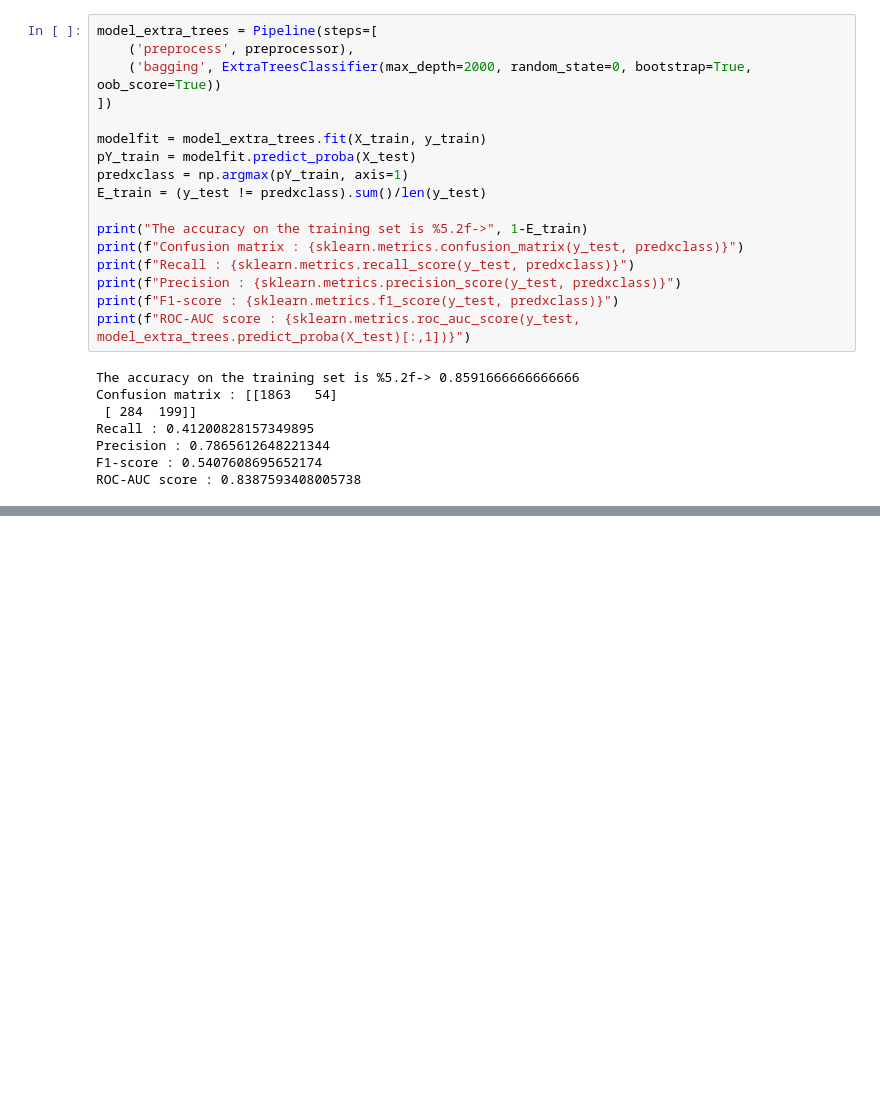
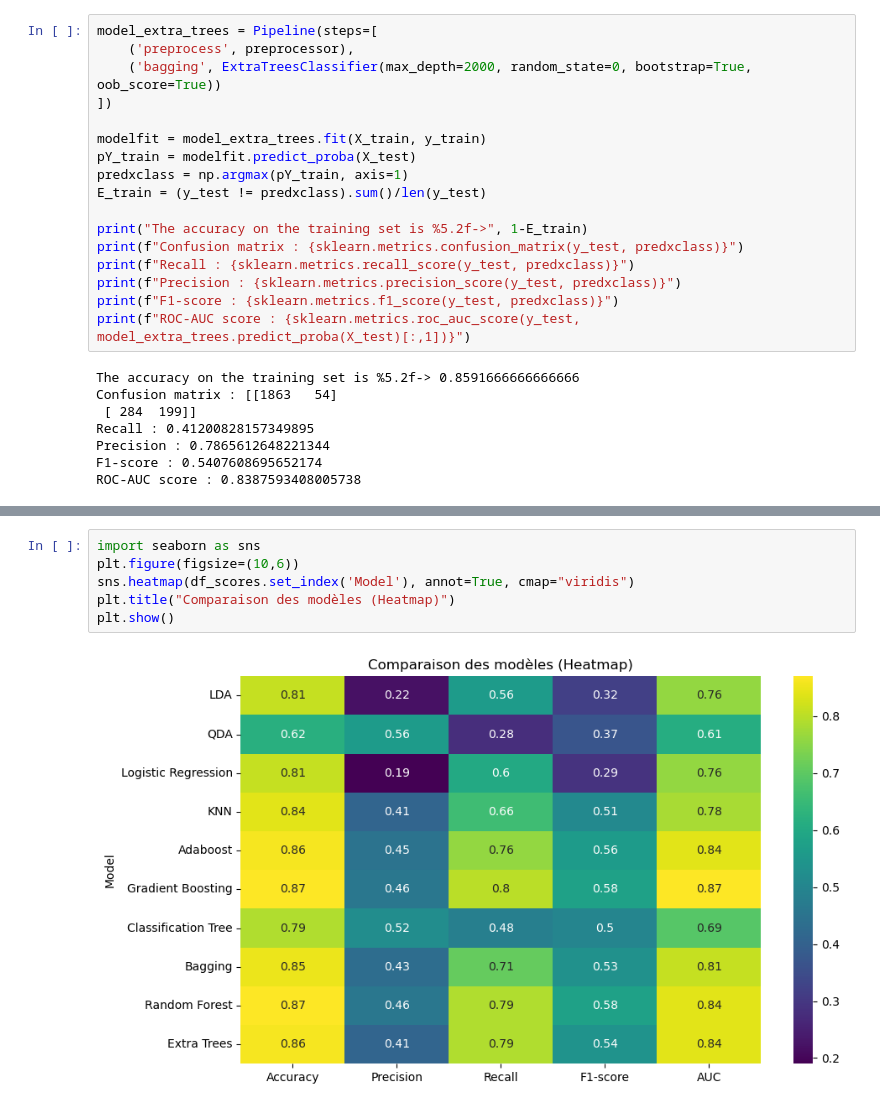
Before and after one commit to ClemouDouard/supervized_learning_project, a Jupyter notebook: final.ipynb, the cells around one changed output, grey strips where cells are left out. Saved outputs shown, nothing was run; the diff lists cells and outputs as text; blank space fills up the shorter version.

```diff
--- a/final.ipynb
+++ b/final.ipynb
@@ -407,0 +487,8 @@ ROC-AUC score : 0.8387593408005738
+# %%
+import seaborn as sns
+plt.figure(figsize=(10,6))
+sns.heatmap(df_scores.set_index('Model'), annot=True, cmap="viridis")
+plt.title("Comparaison des modèles (Heatmap)")
+plt.show()
+# %% [output]
+[figure, added]
```
Also changed, not shown: parts of 5 cells of this notebook.
